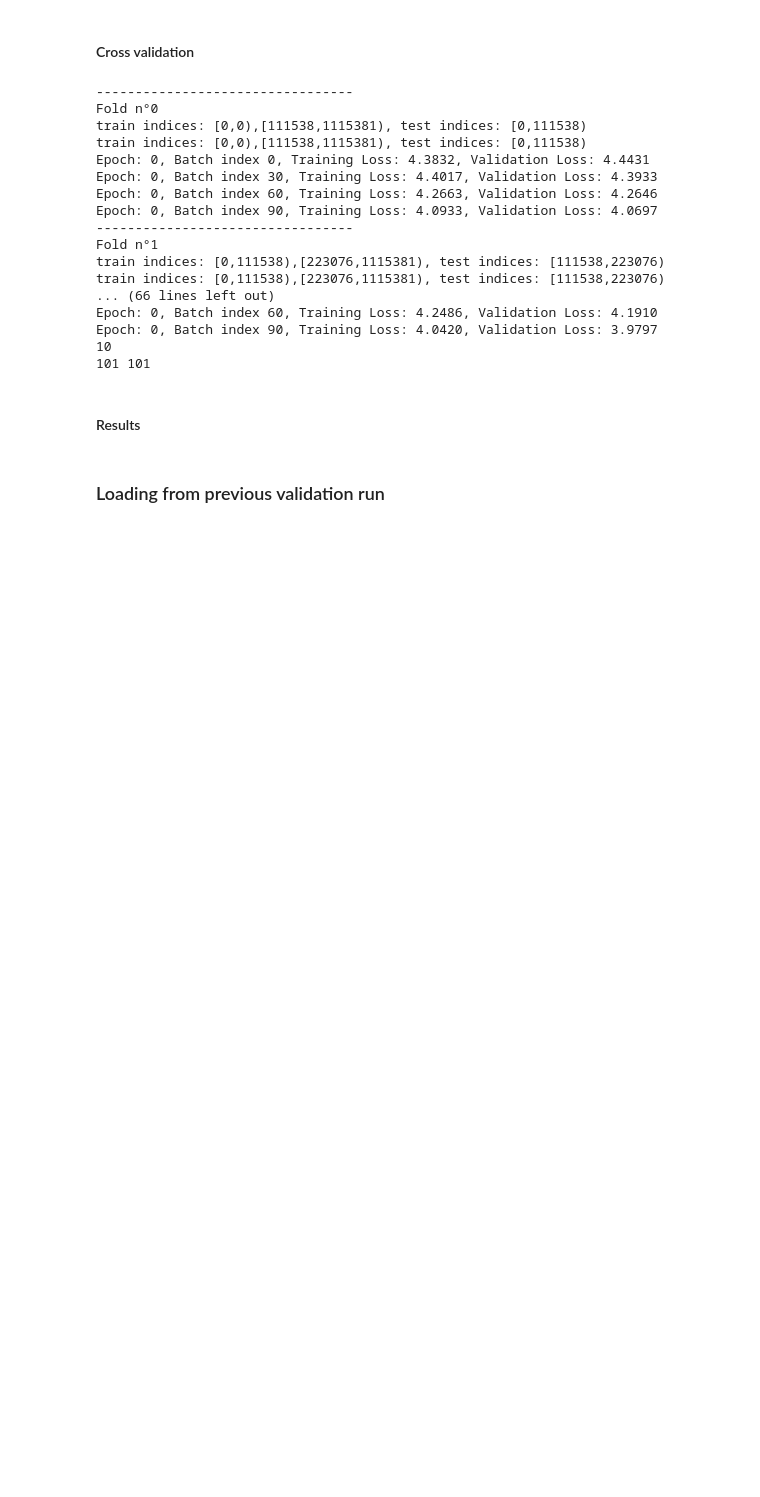
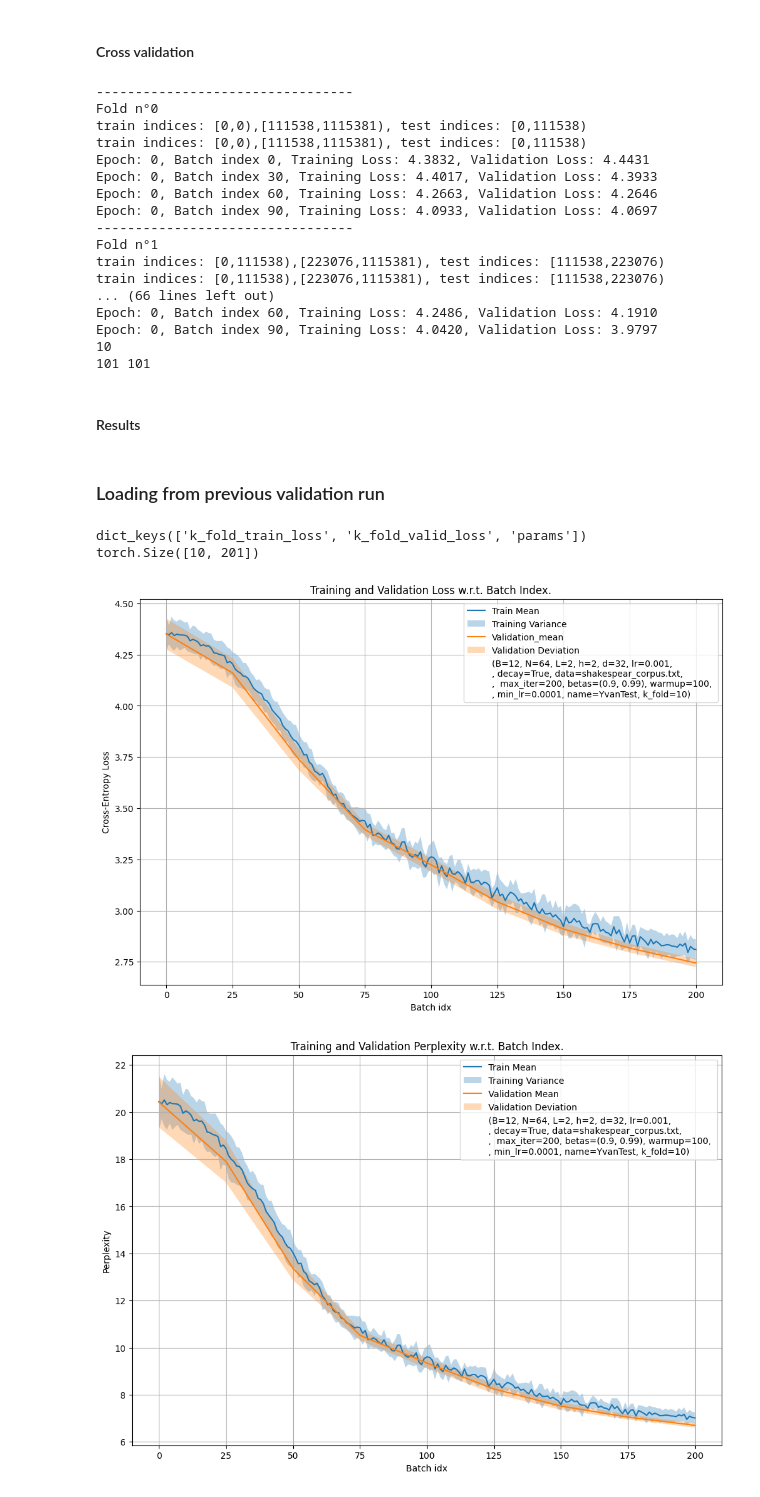
Before and after one commit to swissarthurfreeman/Shakespeak, a Jupyter notebook: eval.ipynb, the cells around one changed output. Drawn from its saved outputs; the diff is of its cells as text; code cells hidden in the pictures; blank space fills up the shorter version.

```diff
--- a/eval.ipynb
+++ b/eval.ipynb
@@ -73,22 +85,26 @@ training_cross.perplexity_graph()
 # %%
 import torch
 from utils import cv_losses_graph, perplexity_graph
 
-cross_val_run = torch.load('./runs/milkshake/total_cross_val_metrics.pt')   # load final recap file.
+cross_val_run = torch.load('./runs/YvanTest/total_cross_val_metrics.pt')   # load final recap file.
 print(cross_val_run.keys())
-#print(cross_val_run['train_loss'].size(), cross_val_run['val_loss'].size())
-print(cross_val_run['k_fold_valid_loss'].size())
+print(cross_val_run['k_fold_train_loss'].size())
 cv_losses_graph(
     cross_val_run ['k_fold_train_loss'], cross_val_run['k_fold_valid_loss'],
-    cross_val_run['params']['val_int'], './runs/milkshake/', # save graph to same folder
+    cross_val_run['params']['val_int'], './runs/YvanTest/', # save graph to same folder
     True, "chill_model", cross_val_run['params']
 )
 
 perplexity_graph(
     cross_val_run ['k_fold_train_loss'], cross_val_run['k_fold_valid_loss'],
-    cross_val_run['params']['val_int'], './runs/milkshake/', # save graph to same folder
+    cross_val_run['params']['val_int'], './runs/YvanTest/', # save graph to same folder
     True, "chill_model", cross_val_run['params']
 )
+# %% [output]
+dict_keys(['k_fold_train_loss', 'k_fold_valid_loss', 'params'])
+torch.Size([10, 201])
+[figure, added]
+[figure, added]
 # %%
 from utils import stringify_hyparams
 
```
Also changed, not shown: parts of 1 cell of this notebook, 5 other files.
